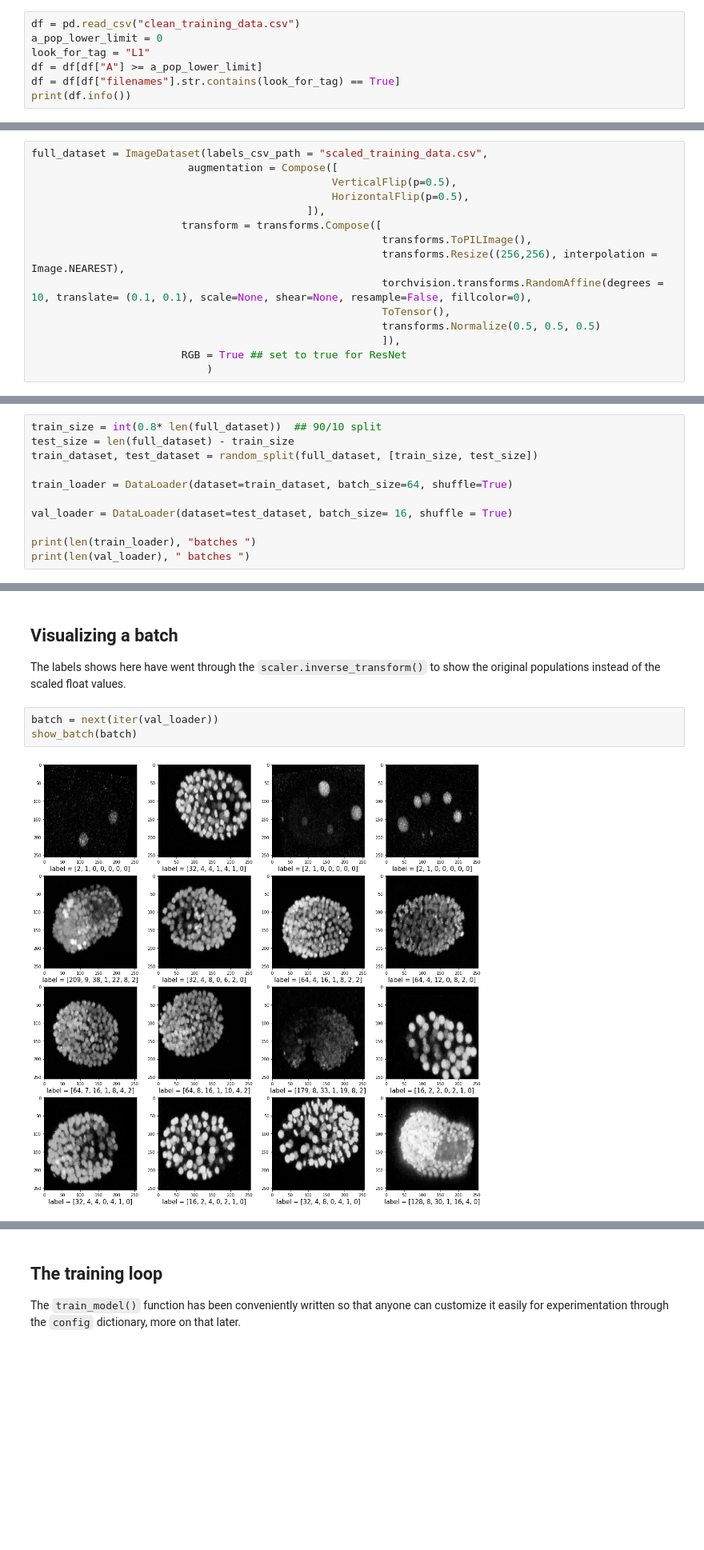
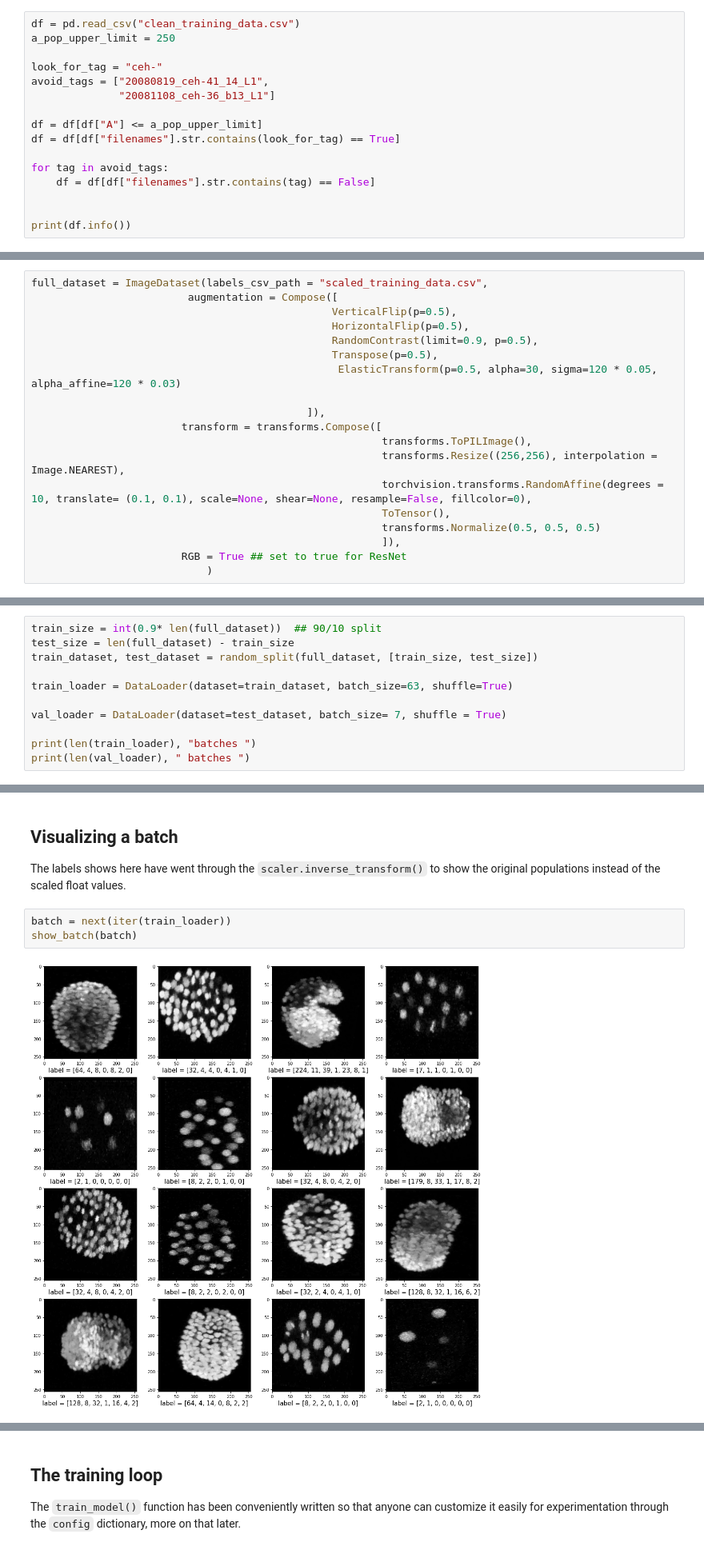
Before and after one commit to devoworm/GSoC-2020, a Jupyter notebook: Pre-trained Models (DevLearning)/notebooks/embryo_analysis/video_analysis/estimate_cell_family_population.ipynb, the cells around one changed output, grey strips where cells are left out. Shown at 80% size. Saved outputs shown, nothing was run; the diff lists cells and outputs as text; blank space fills up the shorter version.

```diff
--- a/Pre-trained Models (DevLearning)/notebooks/embryo_analysis/video_analysis/estimate_cell_family_population.ipynb
+++ b/Pre-trained Models (DevLearning)/notebooks/embryo_analysis/video_analysis/estimate_cell_family_population.ipynb
@@ -53,10 +51,19 @@ plt.rcParams['image.cmap'] = 'gray'
 * `look_for_tag` can be used to load up a single embryo instace or or a certain strain of cells like ceh-32, but here we use it to look for image files with the tag "L1" to load up images only upto the L1 stage in the embryo. To know about the various stages of embryogenesis of the C. elegans, have a look at [wormbook](http://www.wormbook.org/)
 # %%
 df = pd.read_csv("clean_training_data.csv")
-a_pop_lower_limit = 0
-look_for_tag = "L1"
-df = df[df["A"] >= a_pop_lower_limit]
+a_pop_upper_limit = 250
+
+look_for_tag = "ceh-"
+avoid_tags = ["20080819_ceh-41_14_L1",
+              "20081108_ceh-36_b13_L1"]
+
+df = df[df["A"] <= a_pop_upper_limit]
 df = df[df["filenames"].str.contains(look_for_tag) == True]
+
+for tag in avoid_tags:
+    df = df[df["filenames"].str.contains(tag) == False]
+
+
 print(df.info())
 # %% [output]
 <class 'pandas.core.frame.DataFrame'>
@@ -158,6 +168,10 @@ full_dataset = ImageDataset(labels_csv_path = "scaled_training_data.csv",
                          augmentation = Compose([
                                                 VerticalFlip(p=0.5),
                                                 HorizontalFlip(p=0.5),
+                                                RandomContrast(limit=0.9, p=0.5),
+                                                Transpose(p=0.5),
+                                                 ElasticTransform(p=0.5, alpha=30, sigma=120 * 0.05, alpha_affine=120 * 0.03)
+
                                             ]),
                         transform = transforms.Compose([
                                                         transforms.ToPILImage(),
@@ -171,13 +185,13 @@ full_dataset = ImageDataset(labels_csv_path = "scaled_training_data.csv",
 # %% [markdown]
 ## Train - test split
 # %%
-train_size = int(0.8* len(full_dataset))  ## 90/10 split
+train_size = int(0.9* len(full_dataset))  ## 90/10 split
 test_size = len(full_dataset) - train_size
 train_dataset, test_dataset = random_split(full_dataset, [train_size, test_size])
 
-train_loader = DataLoader(dataset=train_dataset, batch_size=64, shuffle=True)
+train_loader = DataLoader(dataset=train_dataset, batch_size=63, shuffle=True)
 
-val_loader = DataLoader(dataset=test_dataset, batch_size= 16, shuffle = True)
+val_loader = DataLoader(dataset=test_dataset, batch_size= 7, shuffle = True)
 
 print(len(train_loader), "batches ")
 print(len(val_loader), " batches ")
@@ -215,10 +229,10 @@ def show_batch(batch):
 
 The labels shows here have went through the `scaler.inverse_transform()` to show the original populations instead of the scaled float values.
 # %%
-batch = next(iter(val_loader))
+batch = next(iter(train_loader))
 show_batch(batch)
 # %% [output]
-[figure, old version]
+[figure, new version]
 # %%
 def vis_loss_multi(loss_arr,val_arr):
     ysmoothed = gaussian_filter1d(loss_arr, sigma=7)
```
Also changed, not shown: parts of 24 cells of this notebook.
